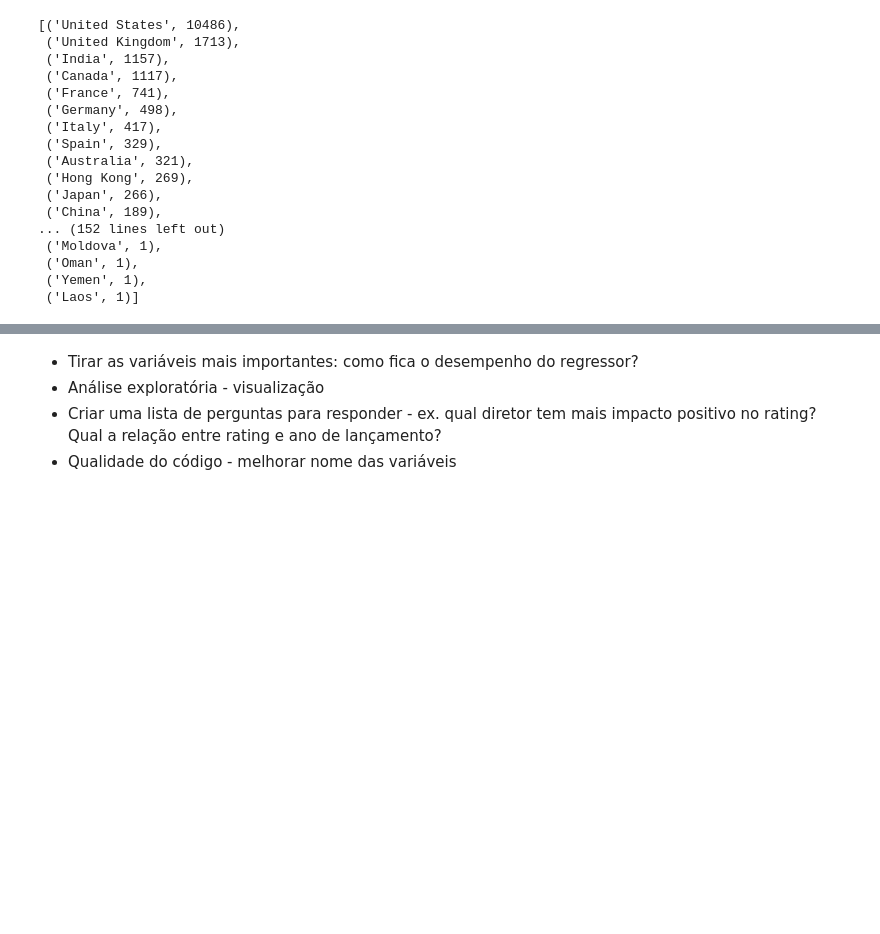
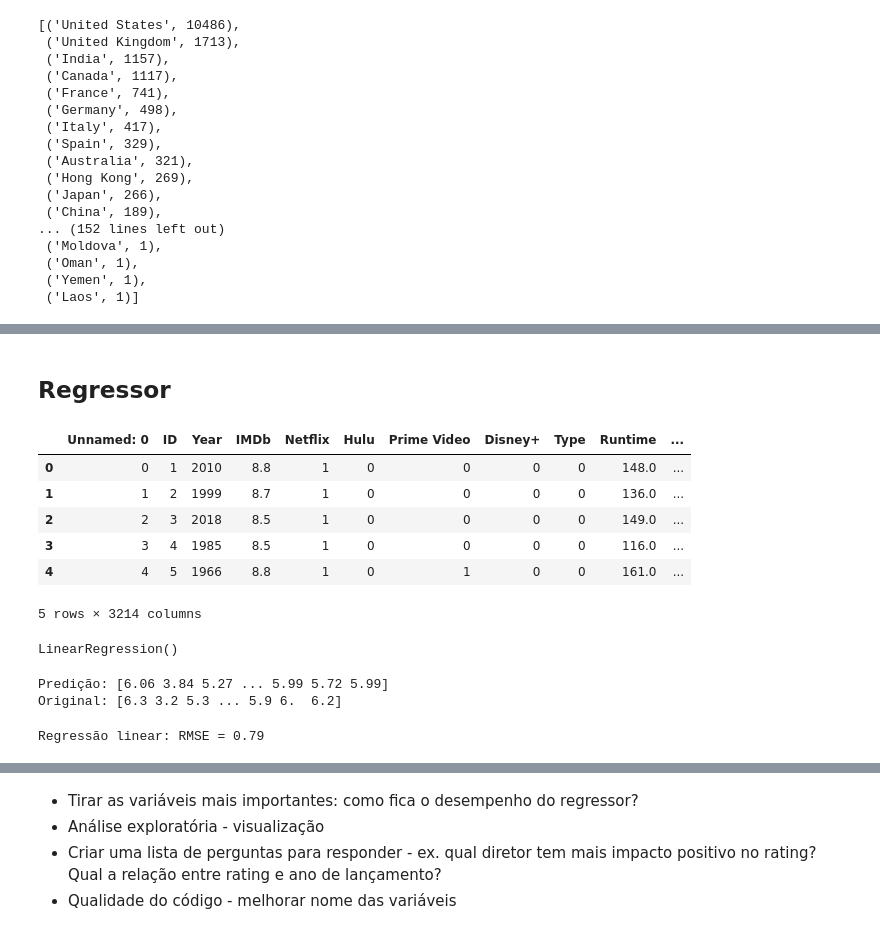
Before and after one commit to GiuPassarelli/ML-Netflix, a Jupyter notebook: ML_Projeto_Final.ipynb, the cells around one changed output, grey strips where cells are left out. Saved outputs shown, nothing was run; the diff lists cells and outputs as text; code cells hidden in the pictures; blank space fills up the shorter version.

```diff
--- a/ML_Projeto_Final.ipynb
+++ b/ML_Projeto_Final.ipynb
@@ -184,3 +133,4 @@ rating_db_tratado.head()
 # directors = sorted(list(Counter(official_directors.unstack().reset_index(drop=True).dropna().values).items()),key = lambda x: -x[1])
 # %%
 rating_db_nans = rating_db_tratado.copy()
+rating_db_nans = rating_db_nans.dropna(subset=["IMDb"])
@@ -186,0 +145,15 @@ rating_db_nans = rating_db_tratado.copy()
+# %%
+from sklearn.impute import SimpleImputer
+
+# Antes de treinar o SimpleImputer, remover a coluna de dados categóricos. O dataset resultante tem apenas
+# as variáveis independentes numéricas.
+rating_db_imputer = rating_db_nans.copy()
+
+# Cria um imputer que substitui células inválidas (NaN) pela mediana dos valores da coluna à qual a célula pertence.
+imputer = SimpleImputer(strategy="median")
+
+# Agora treinar o Imputer. Isto vai causar o cálculo da mediana de cada coluna,
+# que ficará armazenado no Imputer para uso futuro.
+rating_db_imputer["Runtime"] = imputer.fit_transform(rating_db_imputer[["Runtime"]])
+# %%
+rating_db_nans["Runtime"] = rating_db_imputer["Runtime"]
@@ -186,0 +177,2 @@ rating_db_nans = rating_db_tratado.copy()
+# %% [markdown]
+## Regressor
@@ -186,0 +181,14 @@ rating_db_nans = rating_db_tratado.copy()
+# %%
+colunas = ["Rotten Tomatoes", "Age", "Title"]
+rating_db_reg = rating_db_nans.copy()
+rating_db_reg = rating_db_reg.drop(columns = colunas)
+# %%
+rating_db_reg.head()
+# %% [output]
+|  | Unnamed: 0 | ID | Year | IMDb | Netflix | Hulu | Prime Video | Disney+ | Type | Runtime | ... |
+| 0 | 0 | 1 | 2010 | 8.8 | 1 | 0 | 0 | 0 | 0 | 148.0 | ... |
+| 1 | 1 | 2 | 1999 | 8.7 | 1 | 0 | 0 | 0 | 0 | 136.0 | ... |
+| 2 | 2 | 3 | 2018 | 8.5 | 1 | 0 | 0 | 0 | 0 | 149.0 | ... |
+| 3 | 3 | 4 | 1985 | 8.5 | 1 | 0 | 0 | 0 | 0 | 116.0 | ... |
+| 4 | 4 | 5 | 1966 | 8.8 | 1 | 0 | 1 | 0 | 0 | 161.0 | ... |
+5 rows × 3214 columns
@@ -186,0 +206,25 @@ rating_db_nans = rating_db_tratado.copy()
+# %%
+from sklearn.linear_model import LinearRegression
+
+lin_reg = LinearRegression()
+lin_reg.fit(X_train, y_train)
+# %% [output]
+LinearRegression()
+# %%
+# Para obter as previsões, basta chamar o método predict()
+predicted_labels = lin_reg.predict(X_train)
+print("Predição: {}".format(predicted_labels.round(decimals=2)))
+# Compare com os valores originais:
+print("Original: {}".format(y_train.values.round(decimals=2)))
+# %% [output]
+Predição: [6.06 3.84 5.27 ... 5.99 5.72 5.99]
+Original: [6.3 3.2 5.3 ... 5.9 6.  6.2]
+# %%
+from sklearn.metrics import mean_squared_error
+
+predicted_labels = lin_reg.predict(X_train)
+lin_mse = mean_squared_error(y_train, predicted_labels)
+lin_rmse = np.sqrt(lin_mse)
+print("Regressão linear: RMSE = {:.2f}".format(lin_rmse))
+# %% [output]
+Regressão linear: RMSE = 0.79
```
Also changed, not shown: parts of 21 cells of this notebook.
